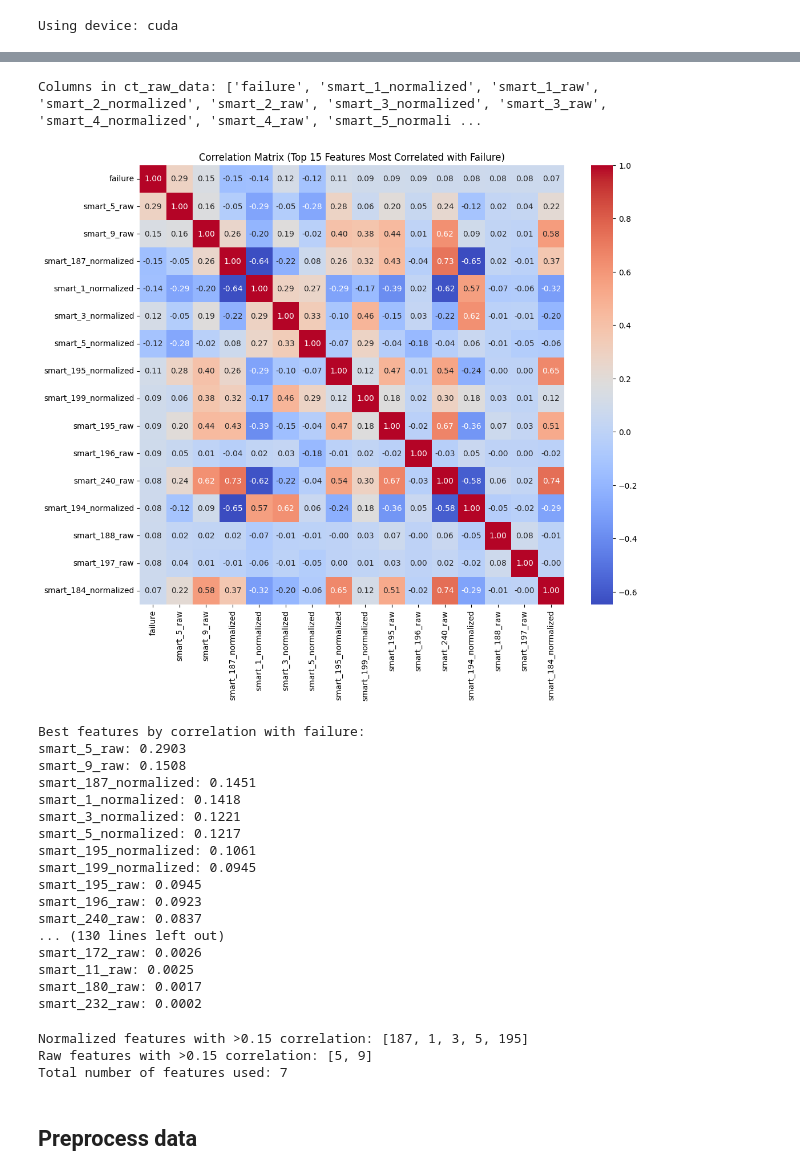
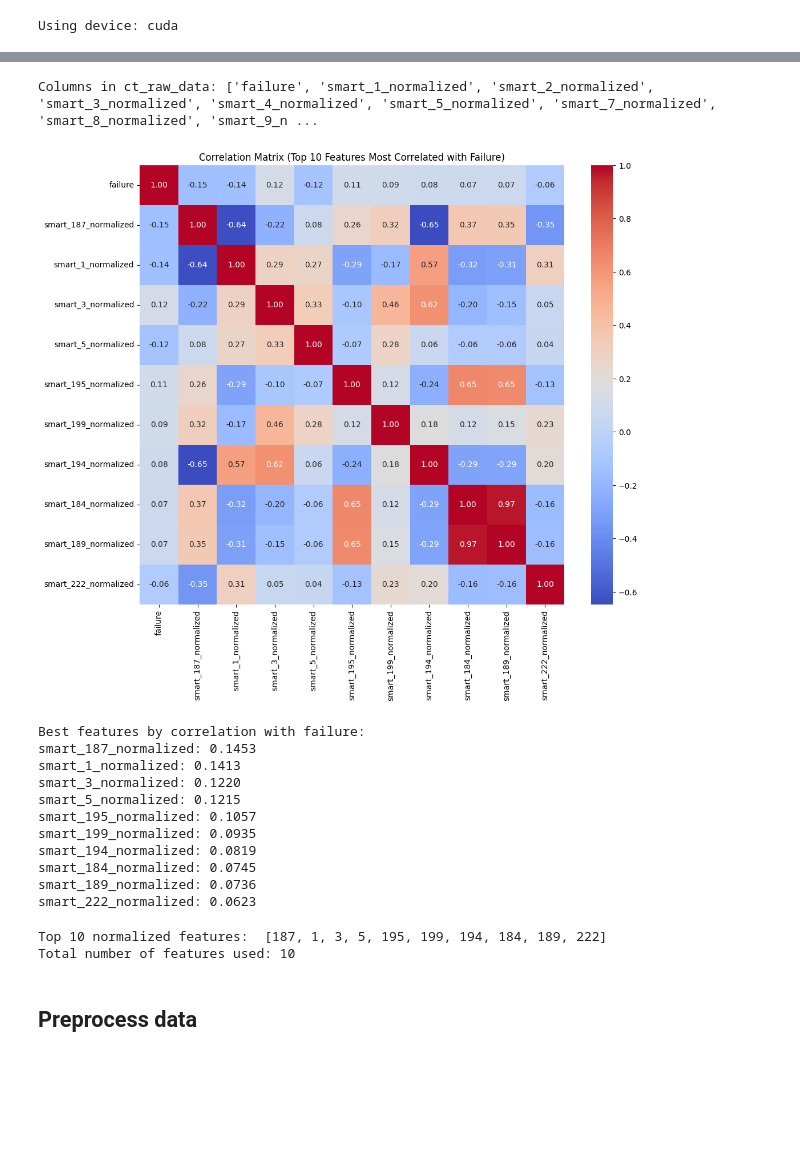
Before and after one commit to InakiOG/hd-failure-prediction, a Jupyter notebook: notebooks/thesis.ipynb, the cells around one changed output, grey strips where cells are left out. Cells and saved outputs as stored; diff of their text form; code cells hidden in the pictures; blank space fills up the shorter version.

```diff
--- a/notebooks/thesis.ipynb
+++ b/notebooks/thesis.ipynb
@@ -70,17 +70,21 @@ from notebooks.LSTM.smart import Net
 
 Set the variables for the data paths and the features to be used in the models.
 # %%
-ct_data_path = "../data"
-lstm_data_path = "../data/data_test"
-days_to_train = 3
-days_to_predict = 2
+post_proc_data_path = "../data/"
+ct_data_path = "../data/a_test/processed_data"
+lstm_data_path = "../data/a_test/processed_data"
+days_to_train = 5
+days_to_predict = 1
 verbose = True
 
+# Correlation matrix parameters
+n_features = 10 # Number of features to select based on correlation
+
 #LSTM parameters
-num_features = 12 # For default SMART data, this should match the number of features in your dataset
+num_features = 10 # For default SMART data, this should match the number of features in your dataset
 n_neurons = 4
-num_epochs = 1
-learning_rate = 0.001
+num_epochs = 1500
+learning_rate = 0.01
 
 lstm_param_grid = {
     'n_neurons': [4, 8, 16, 32],
@@ -108,6 +113,5 @@ Using device: cuda
 # %%
-from itertools import combinations
-
 # Load data for correlation analysis
-ct_raw_data = CT.importdata(ct_data_path)
+ct_raw_data = CT.importdata(post_proc_data_path, columns_to_delete=[])
+preprocessing_df = ct_raw_data.copy()
 # %% [output]
@@ -131,7 +119,11 @@ Dataset:          failure  smart_1_normalized  smart_1_raw  smart_2_normalized
+# %%
+ct_raw_data.drop(columns=['date','serial_number','model','capacity_bytes','datacenter', 'cluster_id', 'vault_id', 'pod_id', 'pod_slot_num', 'is_legacy_format',], inplace=True, errors='ignore')
+# %%
+ct_raw_data.drop(columns=[col for col in ct_raw_data.columns if col.startswith('smart_') and col.endswith('_raw')], inplace=True, errors='ignore')
 # %%
 print("Columns in ct_raw_data:", ct_raw_data.columns.tolist())
 # %% [output]
-Columns in ct_raw_data: ['failure', 'smart_1_normalized', 'smart_1_raw', 'smart_2_normalized', 'smart_2_raw', 'smart_3_normalized', 'smart_3_raw', 'smart_4_normalized', 'smart_4_raw', 'smart_5_normali ...
+Columns in ct_raw_data: ['failure', 'smart_1_normalized', 'smart_2_normalized', 'smart_3_normalized', 'smart_4_normalized', 'smart_5_normalized', 'smart_7_normalized', 'smart_8_normalized', 'smart_9_n ...
 # %%
 # Compute correlation matrix for all numeric columns
 correlation_matrix = ct_raw_data.corr()
@@ -144,52 +136,46 @@ best_features = feature_corr[feature_corr > 0].index.tolist()
 # %%
 
 
 # Plot the correlation matrix for the top 15 features most correlated with failure
-top_n = 15
+top_n = 10
 top_corr_features = feature_corr.head(top_n).index.tolist()
 corr_subset = correlation_matrix.loc[['failure'] + top_corr_features, ['failure'] + top_corr_features]
 
 plt.figure(figsize=(12, 10))
 plt.title(f"Correlation Matrix (Top {top_n} Features Most Correlated with Failure)")
 sns.heatmap(corr_subset, annot=True, cmap='coolwarm', fmt=".2f")
 plt.show()
 # %% [output]
-[figure, old version]
+[figure, new version]
 # %%
 # Print features and their correlation values
 print("Best features by correlation with failure:")
-for feature in best_features:
+
+
+for feature in best_features[:n_features]:
     print(f"{feature}: {feature_corr[feature]:.4f}")
-    normalized_rows = [int(feature.split('_')[1]) for feature in best_features if 'normalized' in feature and feature_corr[feature] > 0.10]
-    raw_rows = [int(feature.split('_')[1]) for feature in best_features if 'raw' in feature and feature_corr[feature] > 0.10]
+normalized_rows = [int(feature.split('_')[1]) for feature in best_features[:n_features] if 'normalized' in feature]
 # %% [output]
 Best features by correlation with failure:
-smart_5_raw: 0.2903
-smart_9_raw: 0.1508
-smart_187_normalized: 0.1451
-smart_1_normalized: 0.1418
-smart_3_normalized: 0.1221
-smart_5_normalized: 0.1217
-smart_195_normalized: 0.1061
-smart_199_normalized: 0.0945
-smart_195_raw: 0.0945
-smart_196_raw: 0.0923
-smart_240_raw: 0.0837
-... (130 lines left out)
-smart_172_raw: 0.0026
-smart_11_raw: 0.0025
-smart_180_raw: 0.0017
-smart_232_raw: 0.0002
+smart_187_normalized: 0.1453
+smart_1_normalized: 0.1413
+smart_3_normalized: 0.1220
+smart_5_normalized: 0.1215
+smart_195_normalized: 0.1057
+smart_199_normalized: 0.0935
+smart_194_normalized: 0.0819
+smart_184_normalized: 0.0745
+smart_189_normalized: 0.0736
+smart_222_normalized: 0.0623
 # %%
-print("Normalized features with >0.15 correlation:", normalized_rows)
-print("Raw features with >0.15 correlation:", raw_rows)
+# We are only going to use normalized features for the LSTM model performance
+print(f"Top {top_n} normalized features: ", normalized_rows)
 
 # Changinge the number of features used based on correlation analysis results
-num_features = len(normalized_rows) + len(raw_rows)
+num_features = len(normalized_rows)
 print(f"Total number of features used: {num_features}")
 # %% [output]
-Normalized features with >0.15 correlation: [187, 1, 3, 5, 195]
-Raw features with >0.15 correlation: [5, 9]
-Total number of features used: 7
+Top 10 normalized features:  [187, 1, 3, 5, 195, 199, 194, 184, 189, 222]
+Total number of features used: 10
 # %% [markdown]
 ## Preprocess data
```
Also changed, not shown: parts of 77 cells of this notebook, 2 other files.
